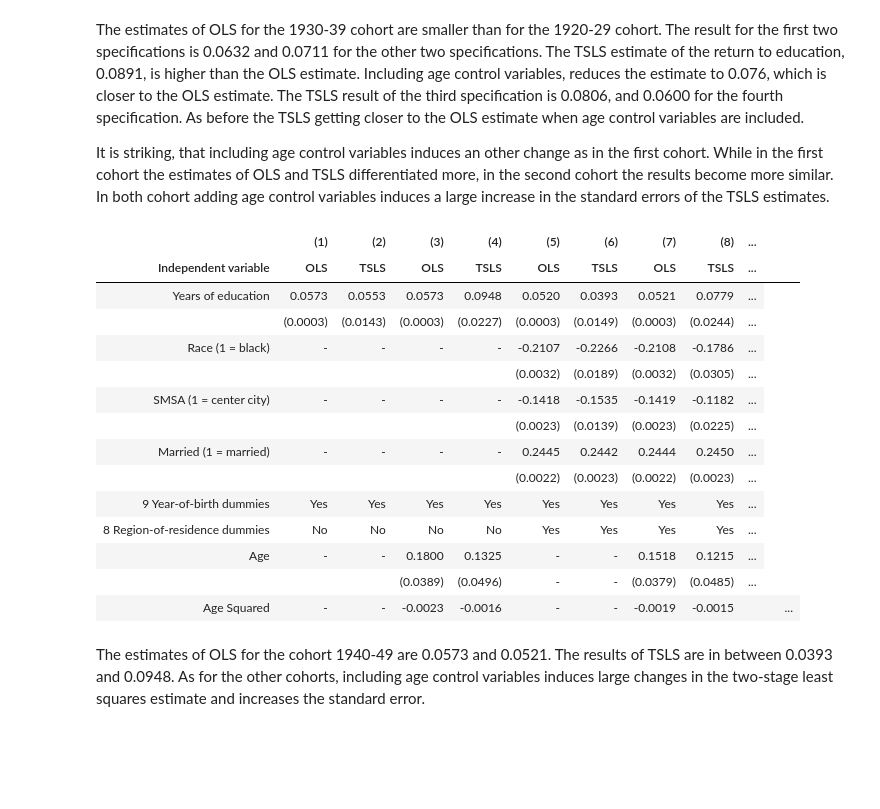
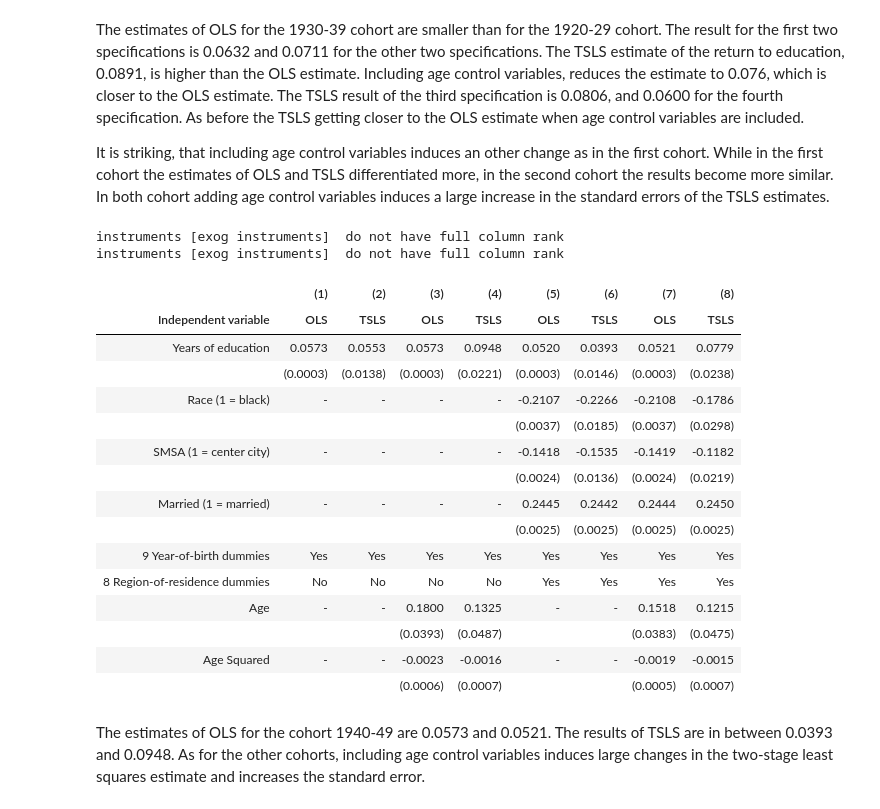
Before and after one commit to peisenha/microeconometrics-course-project-felix0496, a Jupyter notebook: Replication.ipynb, the cells around one changed output. Drawn from its saved outputs; the diff is of its cells as text; code cells hidden in the pictures; blank space fills up the shorter version.

```diff
--- a/Replication.ipynb
+++ b/Replication.ipynb
@@ -311,7 +348,8 @@ The tables are presented in the following order: 1920-29 cohort, 1930-39 cohort,
 # %%
 df = dhlp.get_df_census70()
 df = df.loc[(df['YOB'] >= 1920) & (df['YOB'] <= 1929)]
+df = dhlp.prepare_census_data(df, qob_x_yob = True)
 
-rslt = rgr.get_regression_results_ols_tls(df)
-HTML(tbl.create_table_ols_tls(rslt))
+rslt = rgr.run_specification_iv2sls(df, rgr.get_specification_table_4_5_6())
+HTML(tbl.create_table_4_5_6(rslt))
 # %% [output]
@@ -336,7 +377,8 @@ The OLS estimates for the return of education are 0.0802 for the first two speci
 # %%
 df = dhlp.get_df_census80()
 df = df.loc[(df['YOB'] >= 30) & (df['YOB'] <= 39)]
+df = dhlp.prepare_census_data(df, qob_x_yob = True)
 
-rslt = rgr.get_regression_results_ols_tls(df)
-HTML(tbl.create_table_ols_tls(rslt))
+rslt = rgr.run_specification_iv2sls(df, rgr.get_specification_table_4_5_6())
+HTML(tbl.create_table_4_5_6(rslt))
 # %% [output]
@@ -362,25 +407,29 @@ It is striking, that including age control variables induces an other change as
 # %%
 df = dhlp.get_df_census80()
 df = df.loc[(df['YOB'] >= 40) & (df['YOB'] <= 49)]
+df = dhlp.prepare_census_data(df, qob_x_yob = True)
 
-rslt = rgr.get_regression_results_ols_tls(df)
-HTML(tbl.create_table_ols_tls(rslt))
+rslt = rgr.run_specification_iv2sls(df, rgr.get_specification_table_4_5_6())
+HTML(tbl.create_table_4_5_6(rslt))
 # %% [output]
+instruments [exog instruments]  do not have full column rank
+instruments [exog instruments]  do not have full column rank
-|  | (1) | (2) | (3) | (4) | (5) | (6) | (7) | (8) | ... |
-| Independent variable | OLS | TSLS | OLS | TSLS | OLS | TSLS | OLS | TSLS | ... |
-| Years of education | 0.0573 | 0.0553 | 0.0573 | 0.0948 | 0.0520 | 0.0393 | 0.0521 | 0.0779 | ... |
-|  | (0.0003) | (0.0143) | (0.0003) | (0.0227) | (0.0003) | (0.0149) | (0.0003) | (0.0244) | ... |
-| Race (1 = black) | - | - | - | - | -0.2107 | -0.2266 | -0.2108 | -0.1786 | ... |
-|  |  |  |  |  | (0.0032) | (0.0189) | (0.0032) | (0.0305) | ... |
-| SMSA (1 = center city) | - | - | - | - | -0.1418 | -0.1535 | -0.1419 | -0.1182 | ... |
-|  |  |  |  |  | (0.0023) | (0.0139) | (0.0023) | (0.0225) | ... |
-| Married (1 = married) | - | - | - | - | 0.2445 | 0.2442 | 0.2444 | 0.2450 | ... |
-|  |  |  |  |  | (0.0022) | (0.0023) | (0.0022) | (0.0023) | ... |
-| 9 Year-of-birth dummies | Yes | Yes | Yes | Yes | Yes | Yes | Yes | Yes | ... |
-| 8 Region-of-residence dummies | No | No | No | No | Yes | Yes | Yes | Yes | ... |
-| Age | - | - | 0.1800 | 0.1325 | - | - | 0.1518 | 0.1215 | ... |
-|  |  |  | (0.0389) | (0.0496) | - | - | (0.0379) | (0.0485) | ... |
-| Age Squared | - | - | -0.0023 | -0.0016 | - | - | -0.0019 | -0.0015 |  |  | ... |
+|  | (1) | (2) | (3) | (4) | (5) | (6) | (7) | (8) |
+| Independent variable | OLS | TSLS | OLS | TSLS | OLS | TSLS | OLS | TSLS |
+| Years of education | 0.0573 | 0.0553 | 0.0573 | 0.0948 | 0.0520 | 0.0393 | 0.0521 | 0.0779 |
+|  | (0.0003) | (0.0138) | (0.0003) | (0.0221) | (0.0003) | (0.0146) | (0.0003) | (0.0238) |
+| Race (1 = black) | - | - | - | - | -0.2107 | -0.2266 | -0.2108 | -0.1786 |
+|  |  |  |  |  | (0.0037) | (0.0185) | (0.0037) | (0.0298) |
+| SMSA (1 = center city) | - | - | - | - | -0.1418 | -0.1535 | -0.1419 | -0.1182 |
+|  |  |  |  |  | (0.0024) | (0.0136) | (0.0024) | (0.0219) |
+| Married (1 = married) | - | - | - | - | 0.2445 | 0.2442 | 0.2444 | 0.2450 |
+|  |  |  |  |  | (0.0025) | (0.0025) | (0.0025) | (0.0025) |
+| 9 Year-of-birth dummies | Yes | Yes | Yes | Yes | Yes | Yes | Yes | Yes |
+| 8 Region-of-residence dummies | No | No | No | No | Yes | Yes | Yes | Yes |
+| Age | - | - | 0.1800 | 0.1325 | - | - | 0.1518 | 0.1215 |
+|  |  |  | (0.0393) | (0.0487) |  |  | (0.0383) | (0.0475) |
+| Age Squared | - | - | -0.0023 | -0.0016 | - | - | -0.0019 | -0.0015 |
+|  |  |  | (0.0006) | (0.0007) |  |  | (0.0005) | (0.0007) |
 # %% [markdown]
 The estimates of OLS for the cohort 1940-49 are 0.0573 and 0.0521. The results of TSLS are in between 0.0393 and 0.0948. As for the other cohorts, including age control variables induces large changes in the two-stage least squares estimate and increases the standard error.
 # %% [markdown]
```
Also changed, not shown: parts of 53 cells of this notebook, 2 other files.
